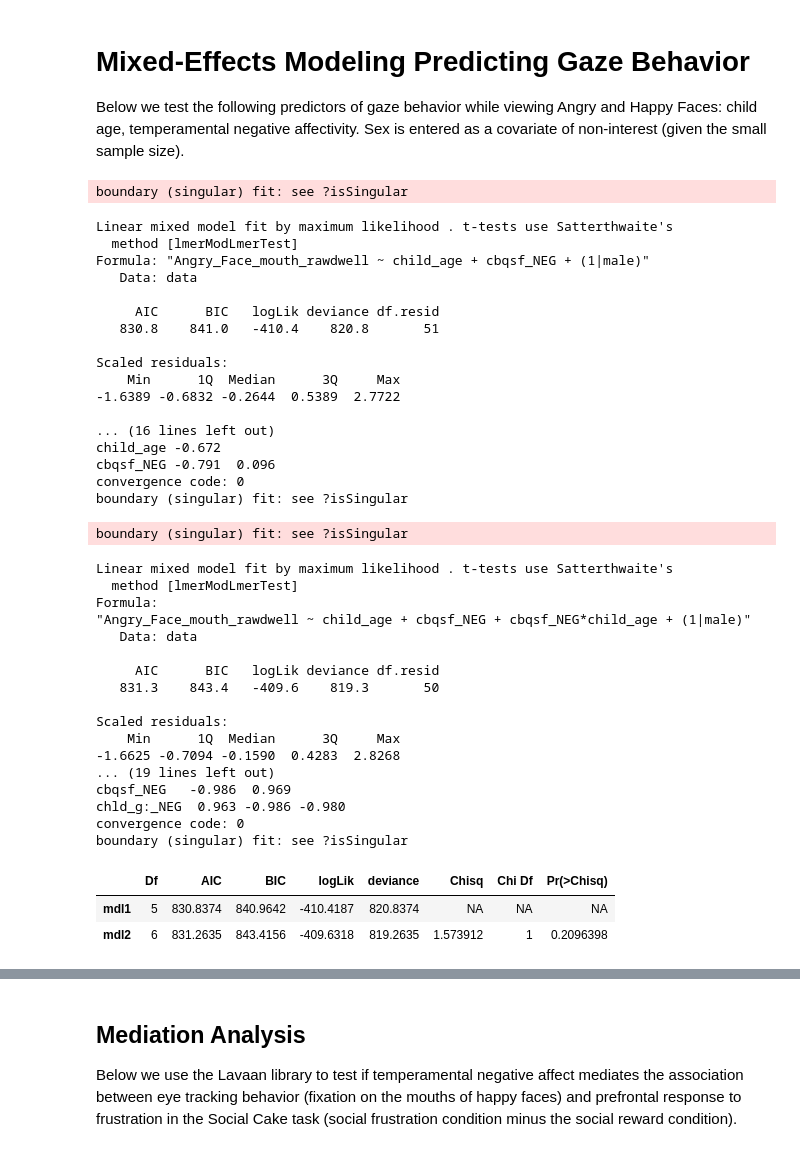
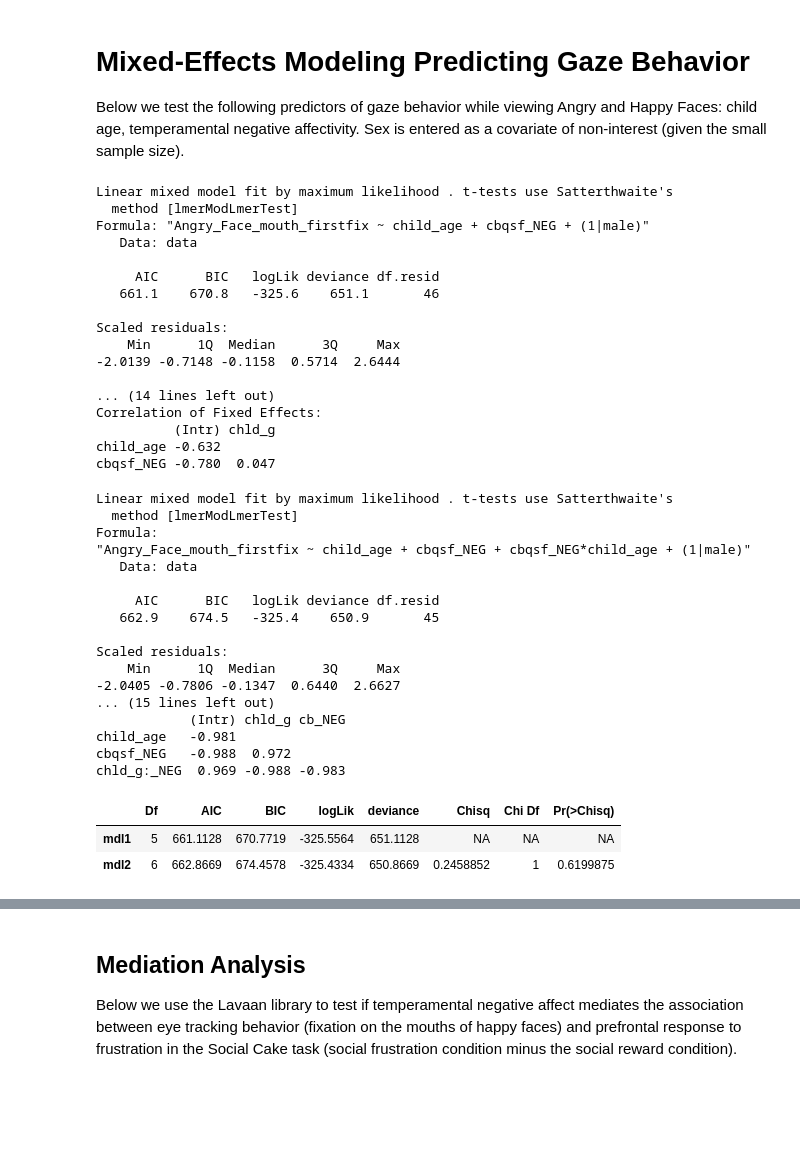
Before and after one commit to catcamacho/socialfrustration, a Jupyter notebook: 8_CBQsf_CFA_Analysis.ipynb, the cells around one changed output, grey strips where cells are left out. Cells and saved outputs as stored; diff of their text form; code cells hidden in the pictures; blank space fills up the shorter version.

```diff
--- a/CBQsf_CFA_Analysis.ipynb
+++ b/8_CBQsf_CFA_Analysis.ipynb
@@ -1,5 +1,5 @@
 # %%
-data <- read.csv('../scripts/ChEC_scores_combined_withnirs_std_20200311.csv')
+data <- read.csv('../scripts/ChEC_scores_combined_withnirs_std_20200406.csv')
 # %% [markdown]
 # Confirmatory Factor Analysis: Child Behavior Questionnaire-Short Form
 Below we conduct a confirmatory factor analysis on our CBQ-SF data to confirm a 3-factor structure exists consistent with the original CBQ.
@@ -102,54 +102,52 @@ Below we test the following predictors of gaze behavior while viewing Angry and
 # %%
 library(lme4)
 library(lmerTest)
 
-mdl1 = lmer('Angry_Face_mouth_rawdwell ~ child_age + cbqsf_NEG + (1|male)', data=data, REML=FALSE)
+mdl1 = lmer('Angry_Face_mouth_firstfix ~ child_age + cbqsf_NEG + (1|male)', data=data, REML=FALSE)
 summary(mdl1)
 
-mdl2 = lmer('Angry_Face_mouth_rawdwell ~ child_age + cbqsf_NEG + cbqsf_NEG*child_age + (1|male)', data=data, REML=FALSE)
+mdl2 = lmer('Angry_Face_mouth_firstfix ~ child_age + cbqsf_NEG + cbqsf_NEG*child_age + (1|male)', data=data, REML=FALSE)
 summary(mdl2)
 
 anova(mdl1, mdl2)
 # %% [output]
-boundary (singular) fit: see ?isSingular
+Linear mixed model fit by maximum likelihood . t-tests use Satterthwaite's
+  method [lmerModLmerTest]
+Formula: "Angry_Face_mouth_firstfix ~ child_age + cbqsf_NEG + (1|male)"
+   Data: data
+
+     AIC      BIC   logLik deviance df.resid
+   661.1    670.8   -325.6    651.1       46
+
+Scaled residuals:
+    Min      1Q  Median      3Q     Max
+-2.0139 -0.7148 -0.1158  0.5714  2.6444
+
+... (14 lines left out)
+Correlation of Fixed Effects:
+          (Intr) chld_g
+child_age -0.632
+cbqsf_NEG -0.780  0.047
 Linear mixed model fit by maximum likelihood . t-tests use Satterthwaite's
   method [lmerModLmerTest]
-Formula: "Angry_Face_mouth_rawdwell ~ child_age + cbqsf_NEG + (1|male)"
+Formula:
+"Angry_Face_mouth_firstfix ~ child_age + cbqsf_NEG + cbqsf_NEG*child_age + (1|male)"
    Data: data
 
      AIC      BIC   logLik deviance df.resid
-   830.8    841.0   -410.4    820.8       51
+   662.9    674.5   -325.4    650.9       45
 
 Scaled residuals:
     Min      1Q  Median      3Q     Max
--1.6389 -0.6832 -0.2644  0.5389  2.7722
-
-... (16 lines left out)
-child_age -0.672
-cbqsf_NEG -0.791  0.096
-convergence code: 0
-boundary (singular) fit: see ?isSingular
+-2.0405 -0.7806 -0.1347  0.6440  2.6627
+... (15 lines left out)
+            (Intr) chld_g cb_NEG
+child_age   -0.981
+cbqsf_NEG   -0.988  0.972
+chld_g:_NEG  0.969 -0.988 -0.983
-boundary (singular) fit: see ?isSingular
-Linear mixed model fit by maximum likelihood . t-tests use Satterthwaite's
-  method [lmerModLmerTest]
-Formula:
-"Angry_Face_mouth_rawdwell ~ child_age + cbqsf_NEG + cbqsf_NEG*child_age + (1|male)"
-   Data: data
-
-     AIC      BIC   logLik deviance df.resid
-   831.3    843.4   -409.6    819.3       50
-
-Scaled residuals:
-    Min      1Q  Median      3Q     Max
--1.6625 -0.7094 -0.1590  0.4283  2.8268
-... (19 lines left out)
-cbqsf_NEG   -0.986  0.969
-chld_g:_NEG  0.963 -0.986 -0.980
-convergence code: 0
-boundary (singular) fit: see ?isSingular
 |  | Df | AIC | BIC | logLik | deviance | Chisq | Chi Df | Pr(>Chisq) |
-| mdl1 | 5 | 830.8374 | 840.9642 | -410.4187 | 820.8374 | NA | NA | NA |
-| mdl2 | 6 | 831.2635 | 843.4156 | -409.6318 | 819.2635 | 1.573912 | 1 | 0.2096398 |
+| mdl1 | 5 | 661.1128 | 670.7719 | -325.5564 | 651.1128 | NA | NA | NA |
+| mdl2 | 6 | 662.8669 | 674.4578 | -325.4334 | 650.8669 | 0.2458852 | 1 | 0.6199875 |
 # %%
 library(lme4)
 library(lmerTest)
```
Also changed, not shown: parts of 3 cells of this notebook, 6 other files.
